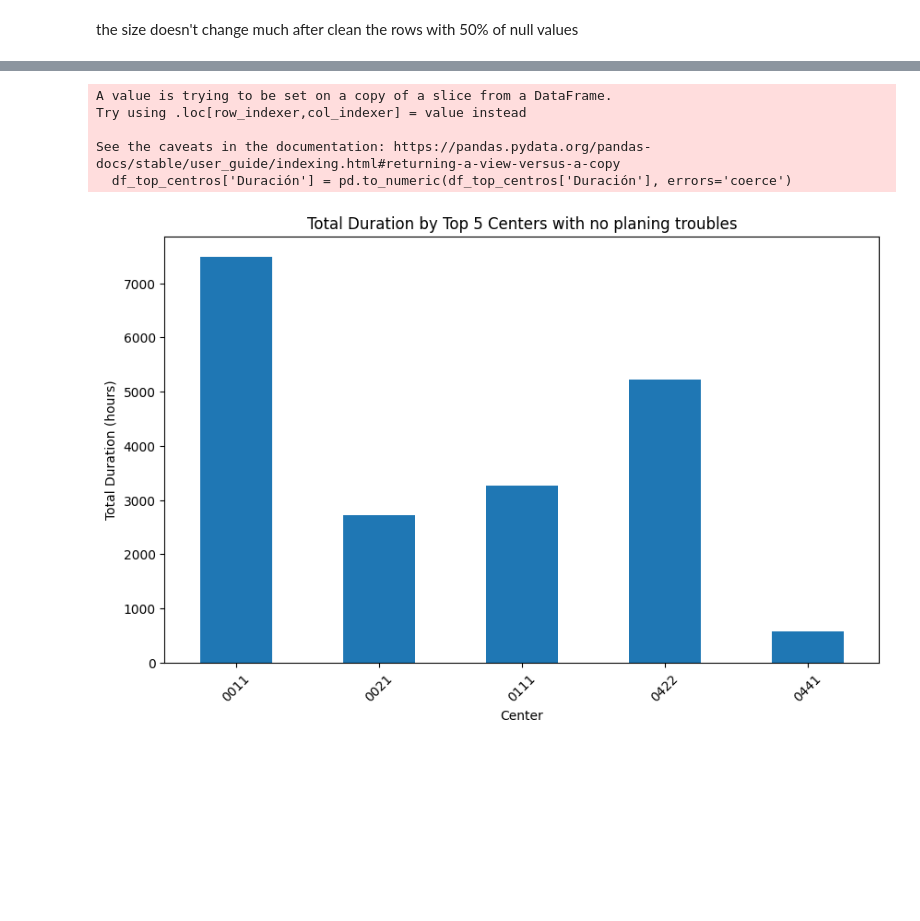
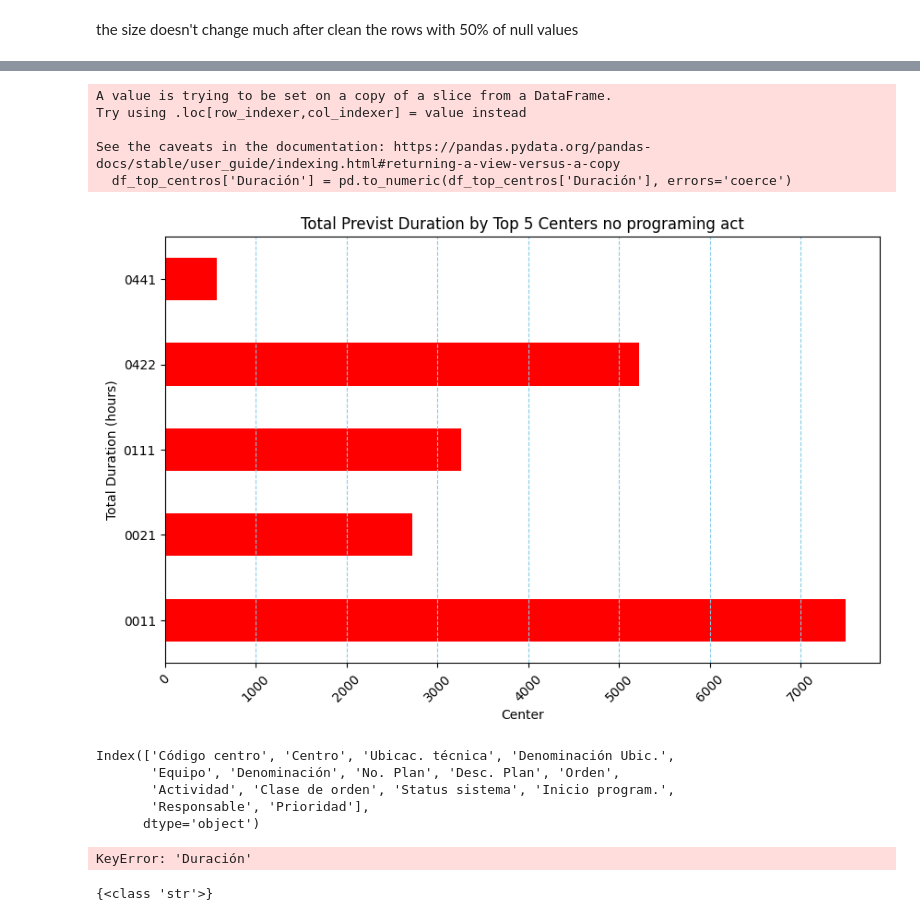
Before and after one commit to caesar-dat-com/Time_lost_reduction, a Jupyter notebook: Notebooks/EDA.ipynb, the cells around one changed output, grey strips where cells are left out. Cells and saved outputs as stored; diff of their text form; code cells hidden in the pictures; blank space fills up the shorter version.

```diff
--- a/Notebooks/EDA.ipynb
+++ b/Notebooks/EDA.ipynb
@@ -257,28 +263,66 @@ Thats is an interesting <font color=yellow>insight</font> here we can see what a
 # %%
-# Obtener los cinco centros más comunes
+# get the 5 commun centers
 top_centros = df_act_no['Código centro'].value_counts().head(5).index.tolist()
 
 # filter by top5 centers
 df_top_centros = df_act_no[df_act_no['Código centro'].isin(top_centros)]
 
 # transform the column to numeric
 df_top_centros['Duración'] = pd.to_numeric(df_top_centros['Duración'], errors='coerce')
 
 #group by 5 most commun centers
 duration_by_centro = df_top_centros.groupby('Código centro')['Duración'].sum()
 
 
 plt.figure(figsize=(10, 6))
-duration_by_centro.plot(kind='bar')
-plt.title('Total Duration by Top 5 Centers with no planing troubles')
+duration_by_centro.plot(kind='barh', color="red")
+plt.grid(True, axis="x", linestyle="--", color="skyblue")
+plt.title('Total Previst Duration by Top 5 Centers no programing act')
 plt.xlabel('Center')
 plt.ylabel('Total Duration (hours)')
-plt.xticks(rotation=45)
+plt.xticks(rotation = 45)
 plt.show()
 # %% [output]
 A value is trying to be set on a copy of a slice from a DataFrame.
 Try using .loc[row_indexer,col_indexer] = value instead
 
 See the caveats in the documentation: https://pandas.pydata.org/pandas-docs/stable/user_guide/indexing.html#returning-a-view-versus-a-copy
   df_top_centros['Duración'] = pd.to_numeric(df_top_centros['Duración'], errors='coerce')
-[figure, old version]
+[figure, new version]
+# %%
+df_act.keys()
+# %% [output]
+Index(['Código centro', 'Centro', 'Ubicac. técnica', 'Denominación Ubic.',
+       'Equipo', 'Denominación', 'No. Plan', 'Desc. Plan', 'Orden',
+       'Actividad', 'Clase de orden', 'Status sistema', 'Inicio program.',
+       'Responsable', 'Prioridad'],
+      dtype='object')
+# %%
+# get the 5 commun centers
+top_centros = df_act['Código centro'].value_counts().head(5).index.tolist()
+
+# filter by top5 centers
+df_top_centros = df_act[df_act['Código centro'].isin(top_centros)]
+
+# transform the column to numeric
+df_top_centros['Duración'] = pd.to_numeric(df_top_centros['Duración'], errors='coerce')
+
+#group by 5 most commun centers
+duration_by_centro = df_top_centros.groupby('Código centro')['Duración'].sum()
+
+
+plt.figure(figsize=(10, 6))
+duration_by_centro.plot(kind='barh', color="red")
+plt.grid(True, axis="x", linestyle="--", color="skyblue")
+plt.title('Total Previst Duration by Top 5 Centers no programing act')
+plt.xlabel('Center')
+plt.ylabel('Total Duration (hours)')
+plt.xticks(rotation = 45)
+plt.show()
+# %% [output]
+KeyError: 'Duración'
+# %%
+duracion_types = set(df_act_no["Duración"].apply(list_dtypes))
+print(duracion_types)
+# %% [output]
+{<class 'str'>}
```
Also changed, not shown: parts of 4 cells of this notebook, 16 other files.
